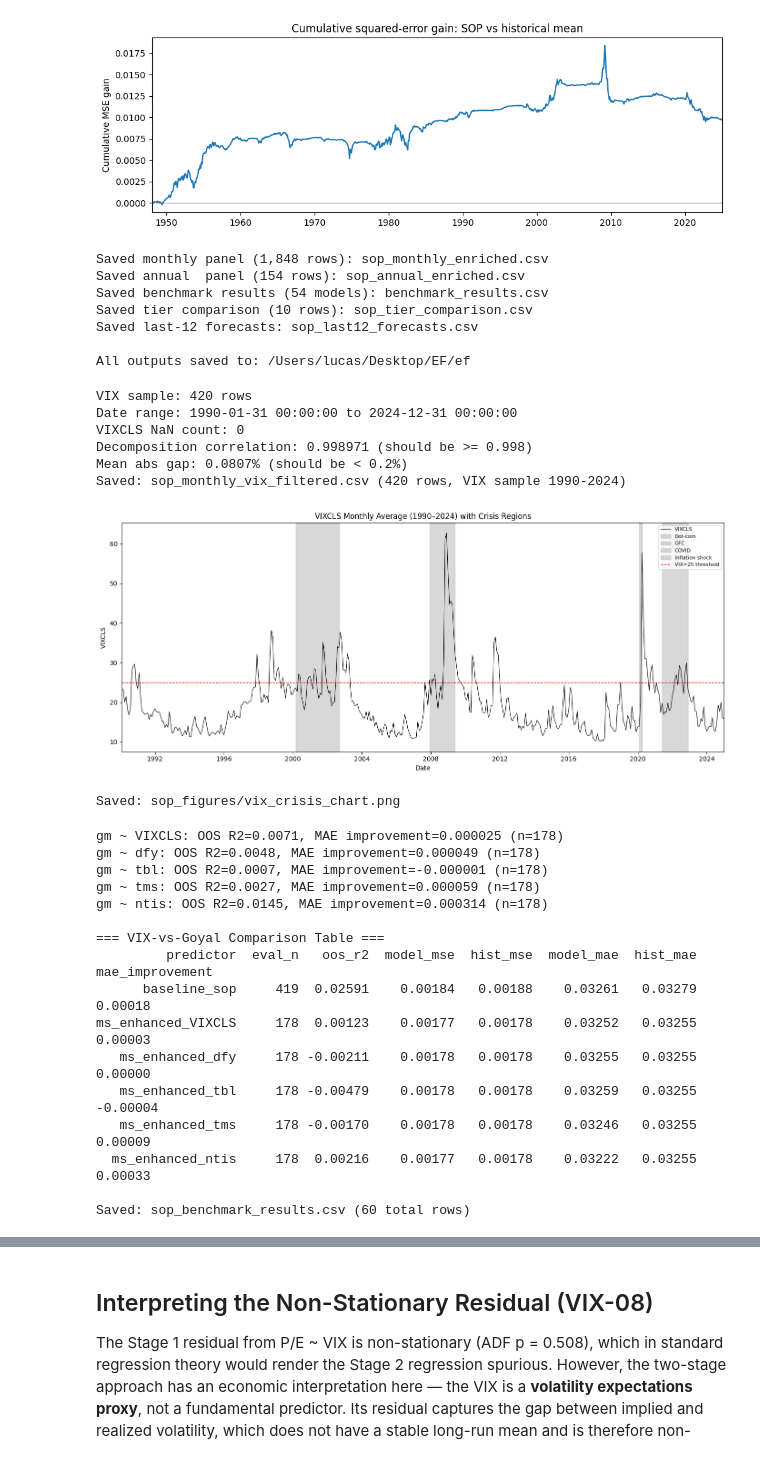
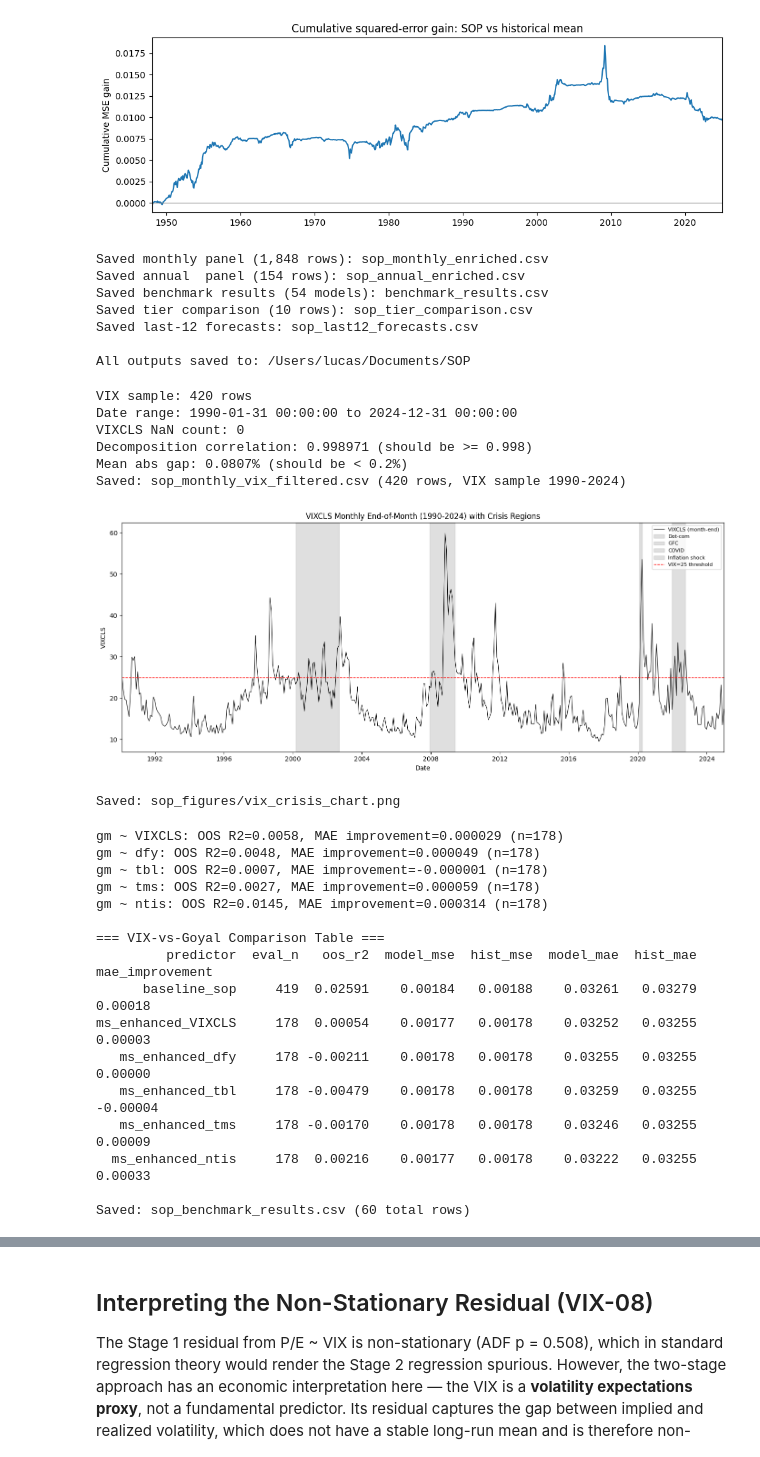
Before and after one commit to lucaskemper/SOP, a Jupyter notebook: SOP.ipynb, the cells around one changed output, grey strips where cells are left out. Cells and saved outputs as stored; diff of their text form; code cells hidden in the pictures.

```diff
--- a/SOP.ipynb
+++ b/SOP.ipynb
@@ -314,7 +314,7 @@ monthly_end   = max(monthly_raw["date"].max(), pd.Timestamp(TARGET_END))
 
 # Pull FRED series
 fred_specs = {
-    "vix":        {"series_id": "VIXCLS",   "frequency": "m", "aggregation_method": "avg"},
+    "vix":        {"series_id": "VIXCLS",   "frequency": "m", "aggregation_method": "eop"},
     "sp500_fred": {"series_id": "SP500",     "frequency": "m", "aggregation_method": "eop"},
     "usrec":      {"series_id": "USREC"},
     "cpi":         {"series_id": "CPIAUCSL", "frequency": "m", "aggregation_method": "avg"},
@@ -853,7 +837,7 @@ def connor_shrunk_ols(frame, predictor, target="ret_lead",
         if np.nanstd(x_tr) == 0:
             continue
         X_tr = np.column_stack([np.ones(s), x_tr])
-        alpha, beta = np.linalg.lstsq(X_tr, y_tr, rcond=None)[0]
+        _, beta = np.linalg.lstsq(X_tr, y_tr, rcond=None)[0]
         beta_star = (s / (s + i)) * beta
         alpha_star = y_tr.mean() - beta_star * x_tr.mean()
         preds.iat[idx] = alpha_star + beta_star * float(xnow)
@@ -1135,7 +1119,7 @@ Saved benchmark results (54 models): benchmark_results.csv
 Saved tier comparison (10 rows): sop_tier_comparison.csv
 Saved last-12 forecasts: sop_last12_forecasts.csv
 
-All outputs saved to: /Users/lucas/Desktop/EF/ef
+All outputs saved to: /Users/lucas/Documents/SOP
 # %%
 # =============================================================================
 # STEP 6: VIX Sample Alignment (VIX-01)
@@ -1197,39 +1181,39 @@ import os
 # Ensure output directory exists
 os.makedirs('sop_figures', exist_ok=True)
 
 # Load VIX-filtered data
 df = pd.read_csv('sop_monthly_vix_filtered.csv', parse_dates=['date'])
 
 # Plot
 fig, ax = plt.subplots(figsize=(14, 6))
-ax.plot(df['date'], df['VIXCLS'], color='black', linewidth=0.8, label='VIXCLS')
+ax.plot(df['date'], df['VIXCLS'], color='black', linewidth=0.8, label='VIXCLS (month-end)')
 
-# Crisis shading — NBER/finance standard boundaries (D-02)
+# Crisis shading — project-plan boundaries
 crisis_regions = [
     ('Dot-com', '2000-03-01', '2002-09-01'),
     ('GFC', '2007-12-01', '2009-06-01'),
     ('COVID', '2020-02-01', '2020-04-01'),
-    ('Inflation shock', '2021-06-01', '2022-12-01'),
+    ('Inflation shock', '2022-01-01', '2022-10-01'),
 ]
 for label, start, end in crisis_regions:
-    ax.axvspan(pd.Timestamp(start), pd.Timestamp(end), alpha=0.3, color='gray', label=label)
+    ax.axvspan(pd.Timestamp(start), pd.Timestamp(end), alpha=0.25, color='gray', label=label)
 
 # VIX=25 threshold line
 ax.axhline(y=25, color='red', linestyle='--', linewidth=1, label='VIX=25 threshold')
 
 ax.set_xlabel('Date')
 ax.set_ylabel('VIXCLS')
-ax.set_title('VIXCLS Monthly Average (1990–2024) with Crisis Regions')
+ax.set_title('VIXCLS Monthly End-of-Month (1990-2024) with Crisis Regions')
 ax.legend(loc='upper right', fontsize=8)
 ax.set_xlim(df['date'].min(), df['date'].max())
 plt.tight_layout()
 
 # Save
 fig.savefig('sop_figures/vix_crisis_chart.png', dpi=150)
 plt.show()
 print("Saved: sop_figures/vix_crisis_chart.png")
 # %% [output]
-[figure, old version]
+[figure, new version]
 Saved: sop_figures/vix_crisis_chart.png
 # %%
 # =============================================================================
@@ -1268,7 +1252,6 @@ def connor_shrunk_ols(df, target_col, predictor_cols, intensity=1200):
             predictions.append(np.nan)
             continue
         beta_hat = np.linalg.lstsq(X_train, y_train, rcond=None)[0]
-        residuals = y_train - X_train @ beta_hat
         s = int(len(y_train))  # training sample size — match Phase 1 reference
         i = intensity  # CONSTANT — match Phase 1 reference (NOT intensity/len(y_train))
         beta_star = (s / (s + i)) * beta_hat
@@ -1392,7 +1375,7 @@ benchmark_augmented = pd.concat([benchmark_df, comparison_df], ignore_index=True
 benchmark_augmented.to_csv('sop_benchmark_results.csv', index=False)
 print(f"\nSaved: sop_benchmark_results.csv ({len(benchmark_augmented)} total rows)")
 # %% [output]
-gm ~ VIXCLS: OOS R2=0.0071, MAE improvement=0.000025 (n=178)
+gm ~ VIXCLS: OOS R2=0.0058, MAE improvement=0.000029 (n=178)
 gm ~ dfy: OOS R2=0.0048, MAE improvement=0.000049 (n=178)
 gm ~ tbl: OOS R2=0.0007, MAE improvement=-0.000001 (n=178)
 gm ~ tms: OOS R2=0.0027, MAE improvement=0.000059 (n=178)
@@ -1401,7 +1384,7 @@ gm ~ ntis: OOS R2=0.0145, MAE improvement=0.000314 (n=178)
 === VIX-vs-Goyal Comparison Table ===
          predictor  eval_n   oos_r2  model_mse  hist_mse  model_mae  hist_mae  mae_improvement
       baseline_sop     419  0.02591    0.00184   0.00188    0.03261   0.03279          0.00018
-ms_enhanced_VIXCLS     178  0.00123    0.00177   0.00178    0.03252   0.03255          0.00003
+ms_enhanced_VIXCLS     178  0.00054    0.00177   0.00178    0.03252   0.03255          0.00003
    ms_enhanced_dfy     178 -0.00211    0.00178   0.00178    0.03255   0.03255          0.00000
    ms_enhanced_tbl     178 -0.00479    0.00178   0.00178    0.03259   0.03255         -0.00004
    ms_enhanced_tms     178 -0.00170    0.00178   0.00178    0.03246   0.03255          0.00009
```
Also changed, not shown: parts of 26 cells of this notebook, 11 other files.
